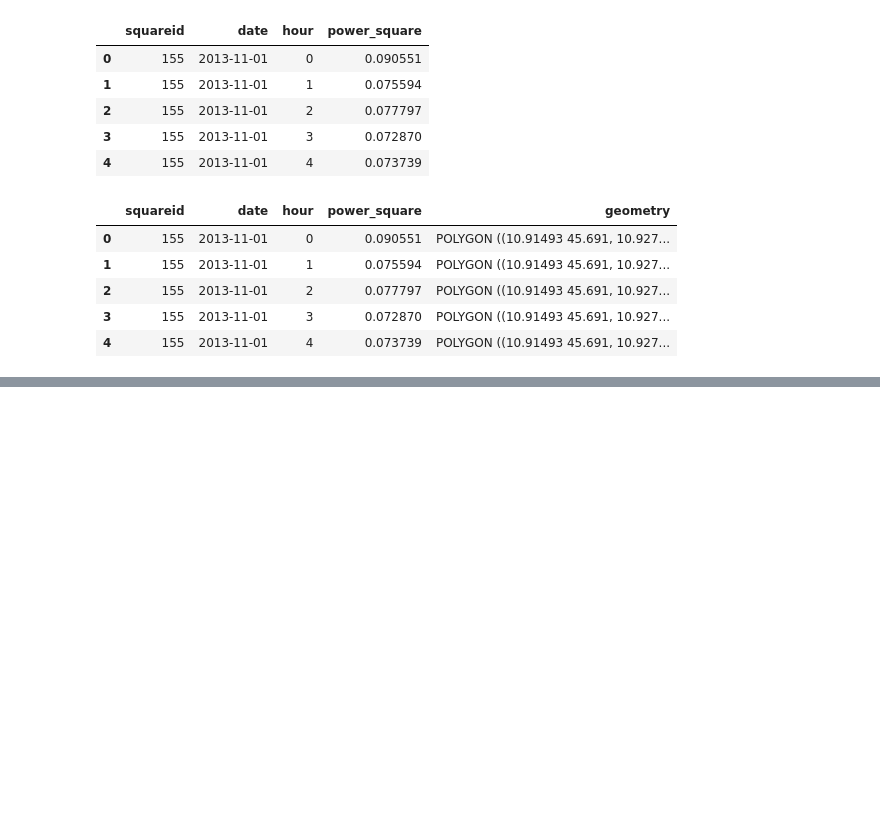
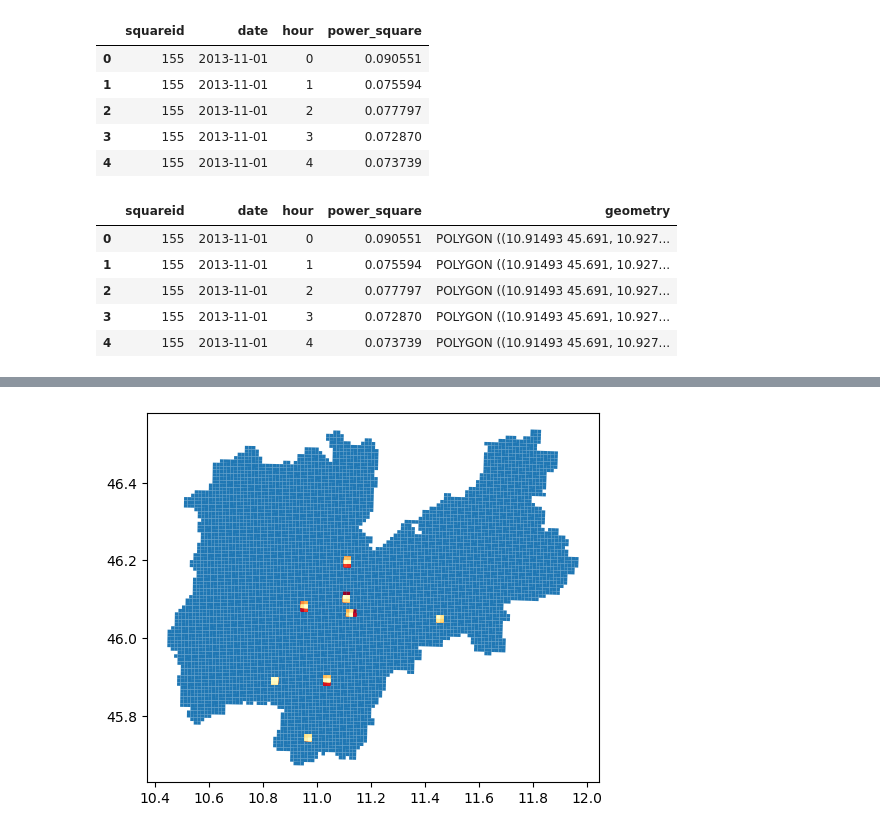
Before and after one commit to CarloDegasperi/DataScience, a Jupyter notebook: carlo/elettricità.ipynb, the cells around one changed output, grey strips where cells are left out. Cells and saved outputs as stored; diff of their text form; code cells hidden in the pictures; blank space fills up the shorter version.

```diff
--- a/carlo/elettricità.ipynb
+++ b/carlo/elettricità.ipynb
@@ -123,7 +100,7 @@ sq_power_df.head()
 # %%
 # adesso voglio finalmente aggiungere la geometria facendo riferimento alla griglia
 
-grid_df = gpd.read_file(data_path / files['grid'])
+grid_df = gpd.read_file(data_path_raw / files['grid'])
 sq_power_df['geometry'] = sq_power_df['squareid'].map(grid_df.set_index('cellId')['geometry'])
 sq_power_df.head()
 # %% [output]
@@ -152,0 +125,16 @@ sq_power_df.head()
+# %%
+# introduciamo la posizione delle stazioni APPA
+data_path_ext = Path('../data/external')
+
+files_appa = {'dati_inq':'APPA_inquinamento_aria_Nov_Dec_2013.csv',
+            'pos':'posizioni_stazioni_appa.csv',
+            'dati_ext': 'APPA_extended.csv'}
+appa_pos = pd.read_csv(data_path_ext / files_appa['pos'])
+appa_pos['geometry'] = appa_pos['Posizione'].apply(lambda x:Point(float(x.split(",")[1]),float(x.split(",")[0])))
+
+# cambio i nomi delle stazioni
+data_names = ['Piana Rotaliana', 'Riva del Garda', 'Monte Gaza', 'Parco S. Chiara', 'Rovereto', 'Via Bolzano','A22 (Avio)', 'Borgo Valsugana']
+appa_pos['station'] = data_names
+
+appa_pos = appa_pos[['station', 'geometry']]
+appa_pos
@@ -152,0 +194,30 @@ sq_power_df.head()
+# %%
+station_id = 'Riva del Garda'
+station_df = gpd.GeoDataFrame(data=appa_pos[appa_pos['station'] == station_id],geometry='geometry')
+
+grid_df_crs = grid_df.set_crs("EPSG:4326").to_crs("EPSG:32632")
+station_df_crs = station_df.set_crs("EPSG:4326").to_crs("EPSG:32632")
+
+dfs = []
+K = 1 # coefficiente di diffusione turbolenta - la nostra assunzione è abbastanza approssimativa
+
+for h in range(24): # voglio l'impatto degli inquinanti entro un giorno
+    radius = round(np.sqrt(6*K*h*3600) + 1) # distanza in m che assumiamo una particella possa percorrere in h ore
+    # sommo 1 per sopperire a h = 0
+    appa_buffer = appa_pos_crs
+    appa_buffer[f"geometry_buffer_{radius}"] = appa_buffer.geometry.buffer(radius)
+    appa_buffer = appa_buffer.set_geometry(f"geometry_buffer_{radius}")
+    area_df = gpd.sjoin(appa_buffer,grid_df_crs,predicate="intersects",how="inner")
+    area_df = area_df[['station', 'geometry', f'geometry_buffer_{radius}', 'cellId']]
+    area_df = pd.merge(area_df,grid_df,on='cellId',how='left')
+    area_df = gpd.GeoDataFrame(data=area_df,geometry='geometry_y')
+
+    dfs.append(area_df)
+
+cmap = plt.cm.YlOrRd
+
+ax = grid_df.plot()
+for h in range(23, -1, -1):
+    dfs[h].plot(ax = ax,color=cmap(h / 24))
+# %% [output]
+[figure, added]
```
Also changed, not shown: parts of 13 cells of this notebook.
